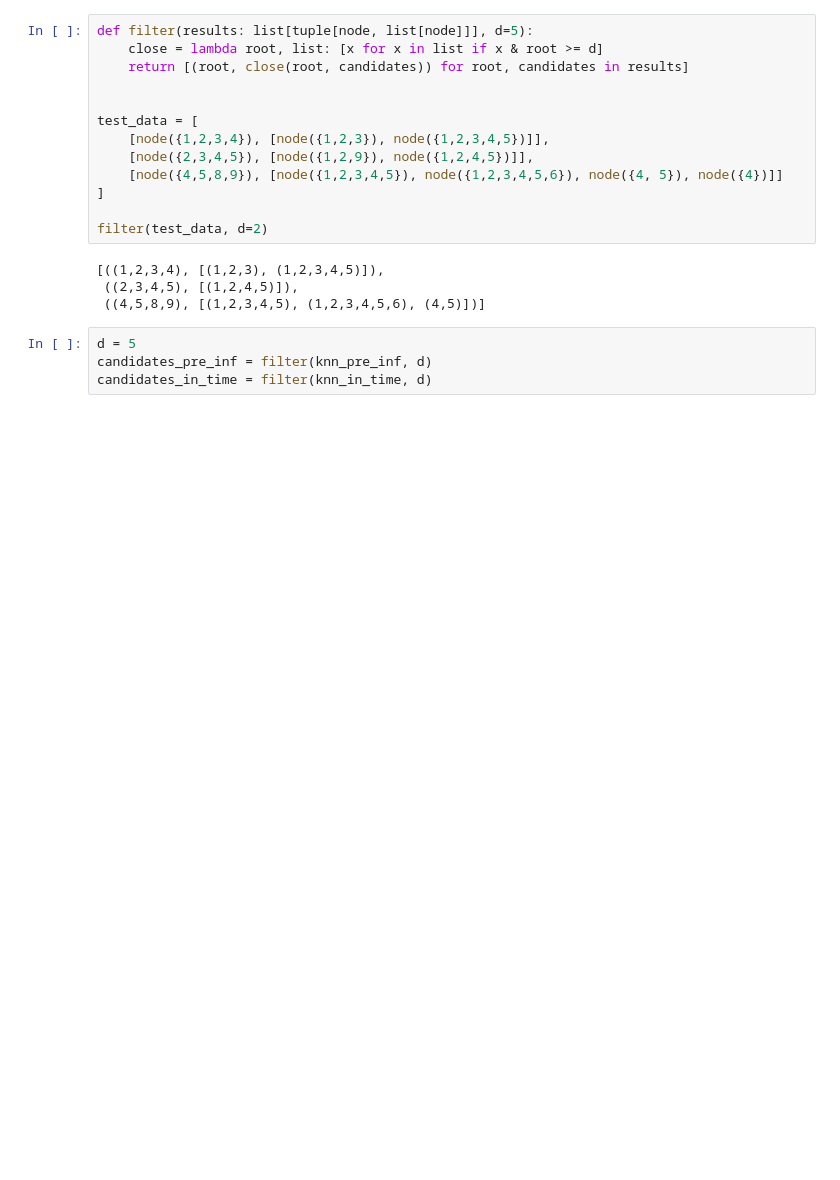
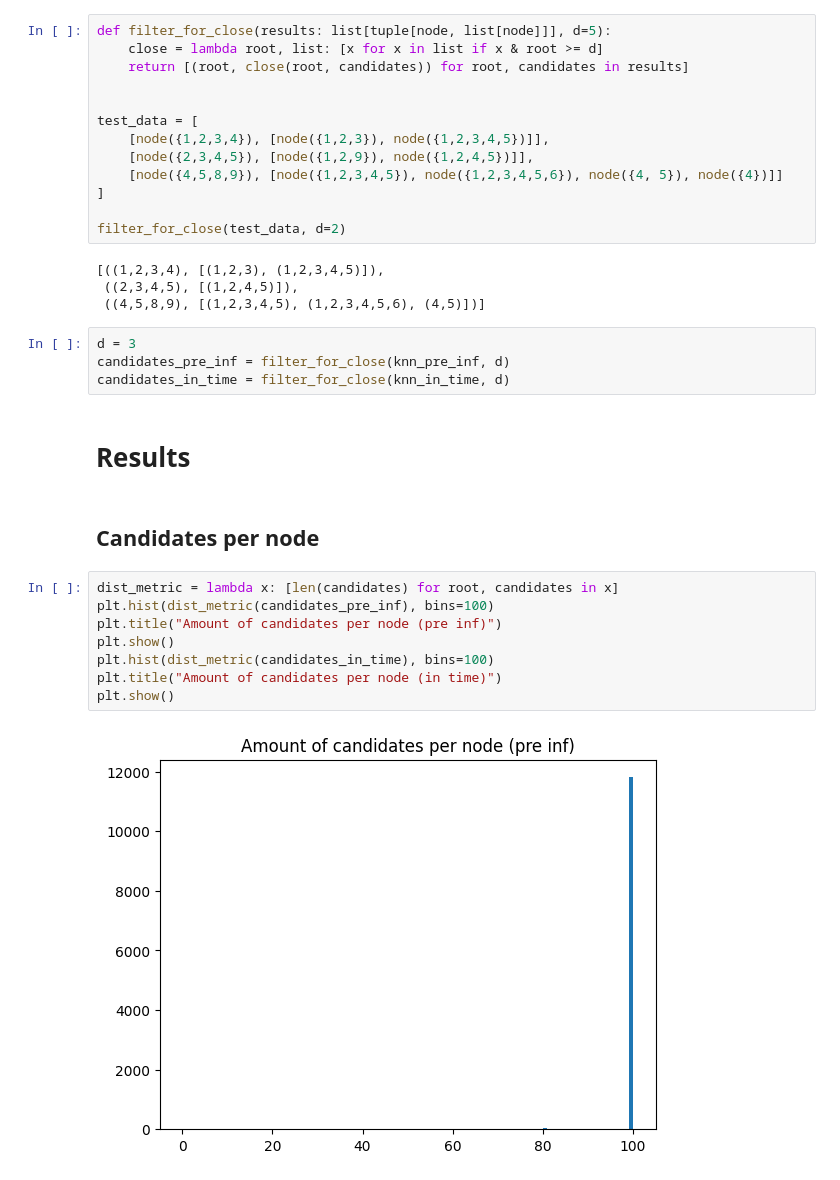
Before and after one commit to simondoesstuff/SubsetLatticeBuilder, a Jupyter notebook: pythonAnalysis/inferredAncestors/viaKNN.ipynb, the cells around one changed output. Saved outputs shown, nothing was run; the diff lists cells and outputs as text; blank space fills up the shorter version.

```diff
--- a/pythonAnalysis/inferredAncestors/viaKNN.ipynb
+++ b/pythonAnalysis/inferredAncestors/viaKNN.ipynb
@@ -108,7 +109,7 @@ knn_in_time = expand_candidates(knn_in_time)
 # %% [markdown]
 ## Filtering for distance $\le 5$
 # %%
-def filter(results: list[tuple[node, list[node]]], d=5):
+def filter_for_close(results: list[tuple[node, list[node]]], d=5):
     close = lambda root, list: [x for x in list if x & root >= d]
     return [(root, close(root, candidates)) for root, candidates in results]
 
@@ -119,12 +120,26 @@ test_data = [
     [node({4,5,8,9}), [node({1,2,3,4,5}), node({1,2,3,4,5,6}), node({4, 5}), node({4})]]
 ]
 
-filter(test_data, d=2)
+filter_for_close(test_data, d=2)
 # %% [output]
 [((1,2,3,4), [(1,2,3), (1,2,3,4,5)]),
  ((2,3,4,5), [(1,2,4,5)]),
  ((4,5,8,9), [(1,2,3,4,5), (1,2,3,4,5,6), (4,5)])]
 # %%
-d = 5
-candidates_pre_inf = filter(knn_pre_inf, d)
-candidates_in_time = filter(knn_in_time, d)
+d = 3
+candidates_pre_inf = filter_for_close(knn_pre_inf, d)
+candidates_in_time = filter_for_close(knn_in_time, d)
+# %% [markdown]
+# Results
+# %% [markdown]
+## Candidates per node
+# %%
+dist_metric = lambda x: [len(candidates) for root, candidates in x]
+plt.hist(dist_metric(candidates_pre_inf), bins=100)
+plt.title("Amount of candidates per node (pre inf)")
+plt.show()
+plt.hist(dist_metric(candidates_in_time), bins=100)
+plt.title("Amount of candidates per node (in time)")
+plt.show()
+# %% [output]
+[figure, added]
```
Also changed, not shown: parts of 4 cells of this notebook.
